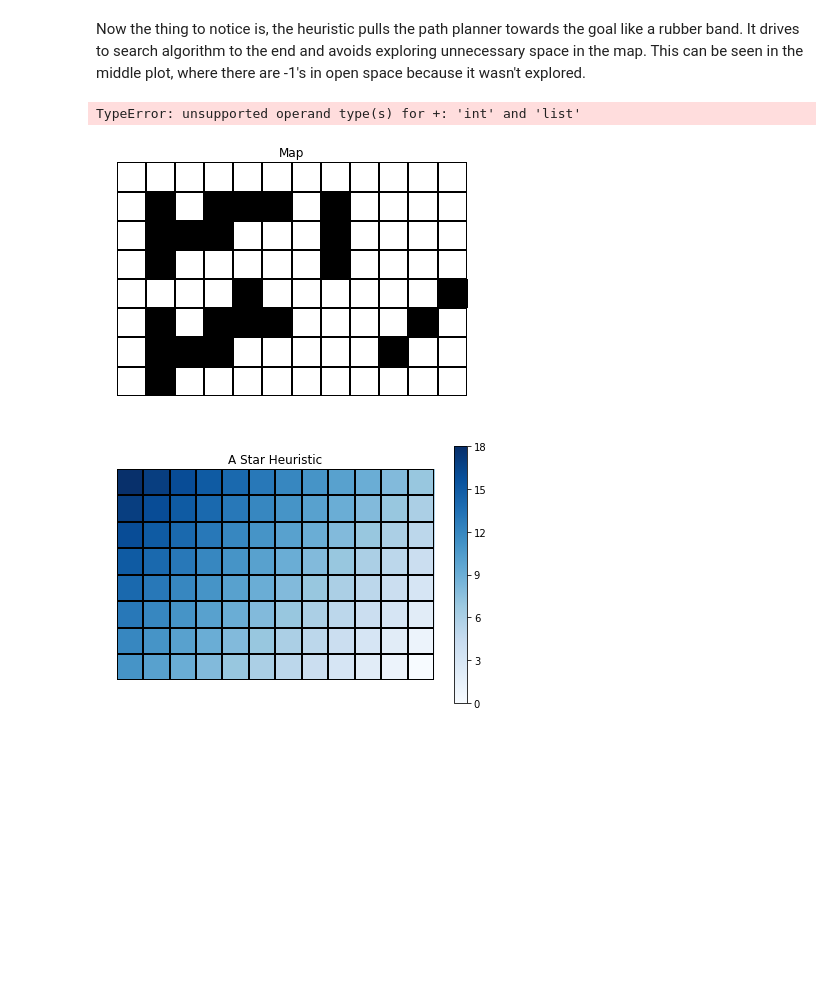
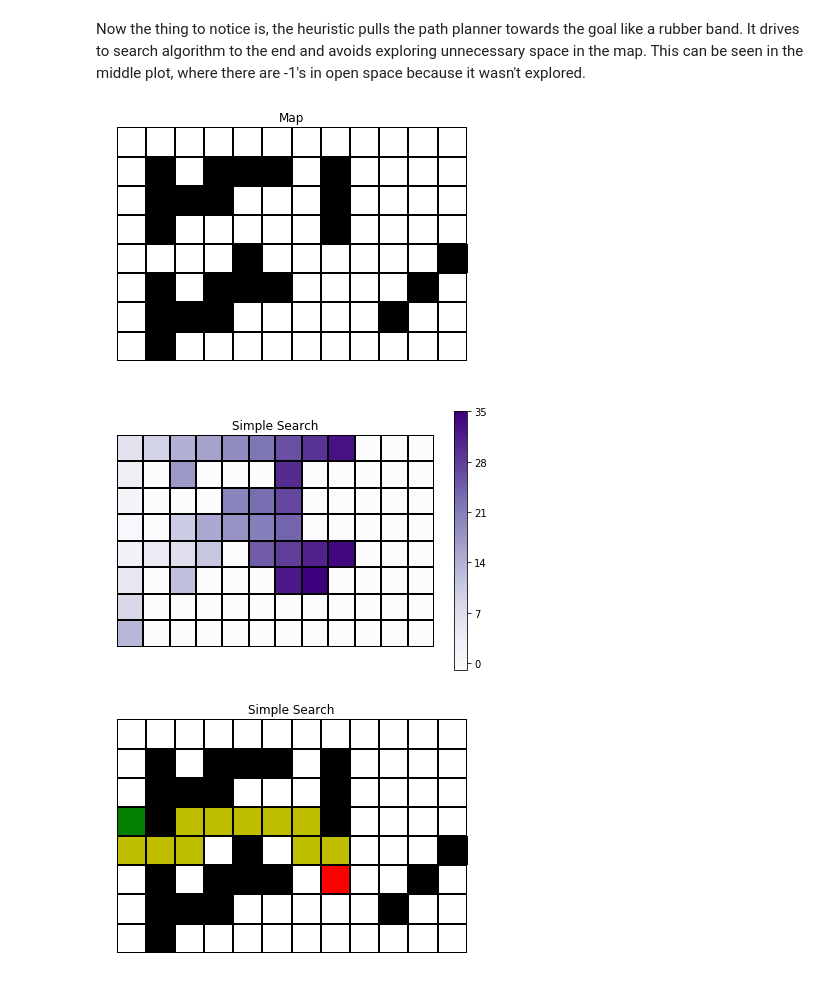
Before and after one commit to MarsUniversity/ece387-robotics, a Jupyter notebook: website/block_4_mobile_robotics/lsn33/lsn33.ipynb, the cells around one changed output. Drawn from its saved outputs; the diff is of its cells as text; code cells hidden in the pictures; blank space fills up the shorter version.

```diff
--- a/website/block_4_mobile_robotics/lsn33/lsn33.ipynb
+++ b/website/block_4_mobile_robotics/lsn33/lsn33.ipynb
@@ -312,18 +320,19 @@ drawMap(hr, cmap='Purples', title='Heuristic')
 # %% [output]
 [figure]
 # %%
-grid = [[0, 1, 0, 0, 0, 0],
-        [0, 1, 0, 0, 0, 0],
-        [0, 1, 0, 0, 0, 0],
-        [0, 1, 0, 0, 0, 0],
+grid = [[0, 1, 0, 0, 0, 1],
+        [0, 1, 1, 0, 0, 0],
+        [0, 0, 0, 0, 1, 0],
+        [1, 1, 0, 1, 1, 0],
         [0, 0, 0, 0, 1, 0]]
 
+# grid = [[0, 0, 0, 0, 1, 0],
+#         [0, 0, 0, 0, 1, 0],
+#         [0, 0, 0, 0, 1, 0],
+#         [0, 1, 1, 1, 1, 0],
+#         [0, 0, 0, 0, 0, 0]]
+
 drawMap(grid)
-# heuristic = [[9, 8, 7, 6, 5, 4],
-#              [8, 7, 6, 5, 4, 3],
-#              [7, 6, 5, 4, 3, 2],
-#              [6, 5, 4, 3, 2, 1],
-#              [5, 4, 3, 2, 1, 0]]
 
 init = [0, 0]
 goal = [len(grid)-1, len(grid[0])-1]
@@ -333,8 +342,7 @@ cost = 1
 
 ans = a_star(grid,init,goal,cost,heuristic)
 drawMap(ans, cmap='Blues', title='A star')
-print('start', init)
-print('goal', goal)
+
 path = getPath(ans, goal, init)
-drawMap(grid, path, title='Solution')
+drawMap(grid, path, title='Solution', startstop=[init, goal])
 # %% [output]
@@ -351,37 +357,40 @@ grid = [[0, 0, 0, 0, 0, 0, 0, 0, 0, 0, 0, 0],
         [0, 1, 1, 1, 0, 0, 0, 1, 0, 0, 0, 0],
         [0, 1, 0, 0, 0, 0, 0, 1, 0, 0, 0, 0],
         [0, 0, 0, 0, 1, 0, 0, 0, 0, 0, 0, 1],
         [0, 1, 0, 1, 1, 1, 0, 0, 0, 0, 1, 0],
         [0, 1, 1, 1, 0, 0, 0, 0, 0, 1, 0, 0],
         [0, 1, 0, 0, 0, 0, 0, 0, 0, 0, 0, 0]
 ]
 
-search_type = 0
 name = ['A Star', 'Random Hueristic', 'Simple Search']
+
+# try changing this between 0-2 to match the above names
+search_type = 2
 
 drawMap(grid, title='Map')
 
-goal = [len(grid)-1, len(grid[0])-1]
+init = [3,0]
+# goal = [len(grid)-1, len(grid[0])-1]
+goal = [5,7]
 
 if search_type == 0:  # gradient decent heuristic
     heuristic = calcHeuristic(grid, goal)
     drawMap(heuristic, cmap='Blues', title='A Star Heuristic')
 elif search_type == 1:  # random heuristic
     heuristic = np.random.randint(0,8*12, (8,12), np.uint8)
     drawMap(heuristic, cmap='Blues', title='Random Heuristic')
 elif search_type == 2:  # go back to the preivous simple search
     heuristic = np.zeros((8,12), dtype=np.uint8)
     # WARNING: drawMap doesn't handle a heuristic of all zeros
 else:
     print('Crap ... something went wrong')
 
 ans = a_star(grid,init,goal,cost,heuristic)
 drawMap(ans, cmap='Purples', title=name[search_type])
-print('start', init)
-print('goal', goal)
+
 path = getPath(ans, goal, init)
-drawMap(grid, path, title=name[search_type])
+drawMap(grid, path, title=name[search_type], startstop=[init, goal])
 # %% [output]
-TypeError: unsupported operand type(s) for +: 'int' and 'list'
 [figure]
-[figure, old version]
+[figure, new version]
+[figure, added]
```
Also changed, not shown: parts of 12 cells of this notebook, 2 other files.
